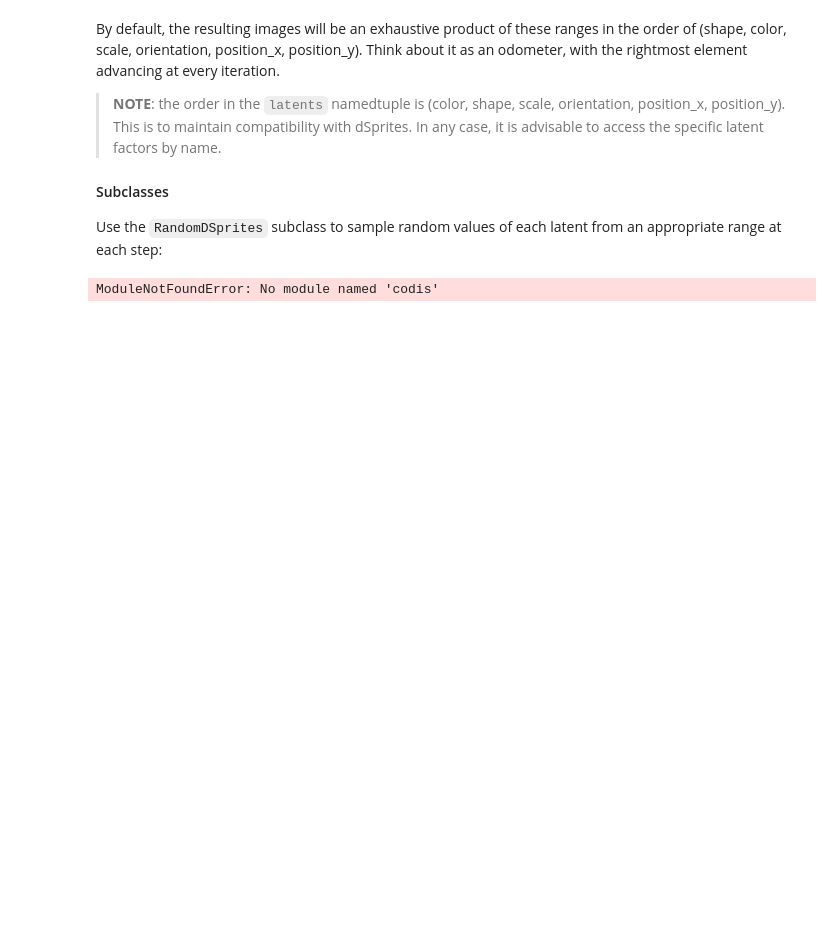
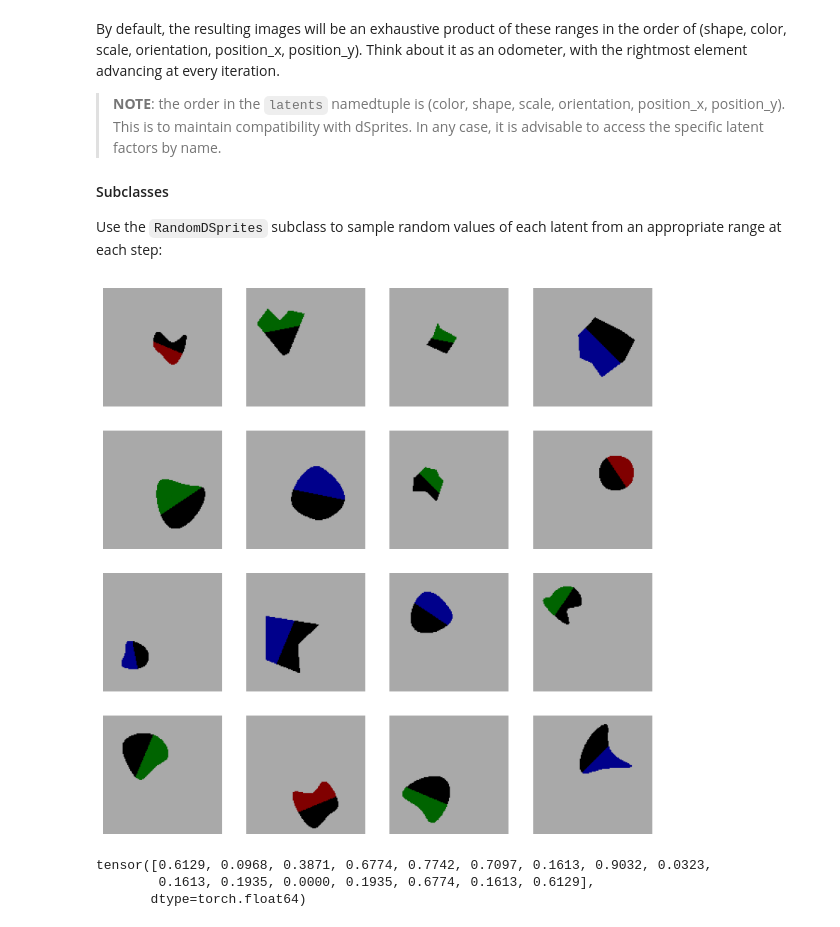
Before and after one commit to sbdzdz/idsprites, a Jupyter notebook: examples/infinite_dsprites.ipynb, the cells around one changed output. Saved outputs shown, nothing was run; the diff lists cells and outputs as text; code cells hidden in the pictures; blank space fills up the shorter version.

```diff
--- a/examples/infinite_dsprites.ipynb
+++ b/examples/infinite_dsprites.ipynb
@@ -53,11 +53,13 @@ Use the `RandomDSprites` subclass to sample random values of each latent from an
 # %%
 from idsprites import RandomDSprites
 
-dataset = RandomDSprites(img_size=128, color_range=["red", "green", "blue"])
+dataset = RandomDSprites(img_size=128, color_range=["maroon", "darkgreen", "darkblue"])
 dataloader = DataLoader(dataset, batch_size=16)
 batch_img, latents = next(iter(dataloader))
 draw_batch(batch_img, show=True)
-print(latents.position_y)
-print(latents.color)
+print(latents.position_x)
 # %% [output]
+[figure, added]
-ModuleNotFoundError: No module named 'codis'
+tensor([0.6129, 0.0968, 0.3871, 0.6774, 0.7742, 0.7097, 0.1613, 0.9032, 0.0323,
+        0.1613, 0.1935, 0.0000, 0.1935, 0.6774, 0.1613, 0.6129],
+       dtype=torch.float64)
```
Also changed, not shown: parts of 1 cell of this notebook.
